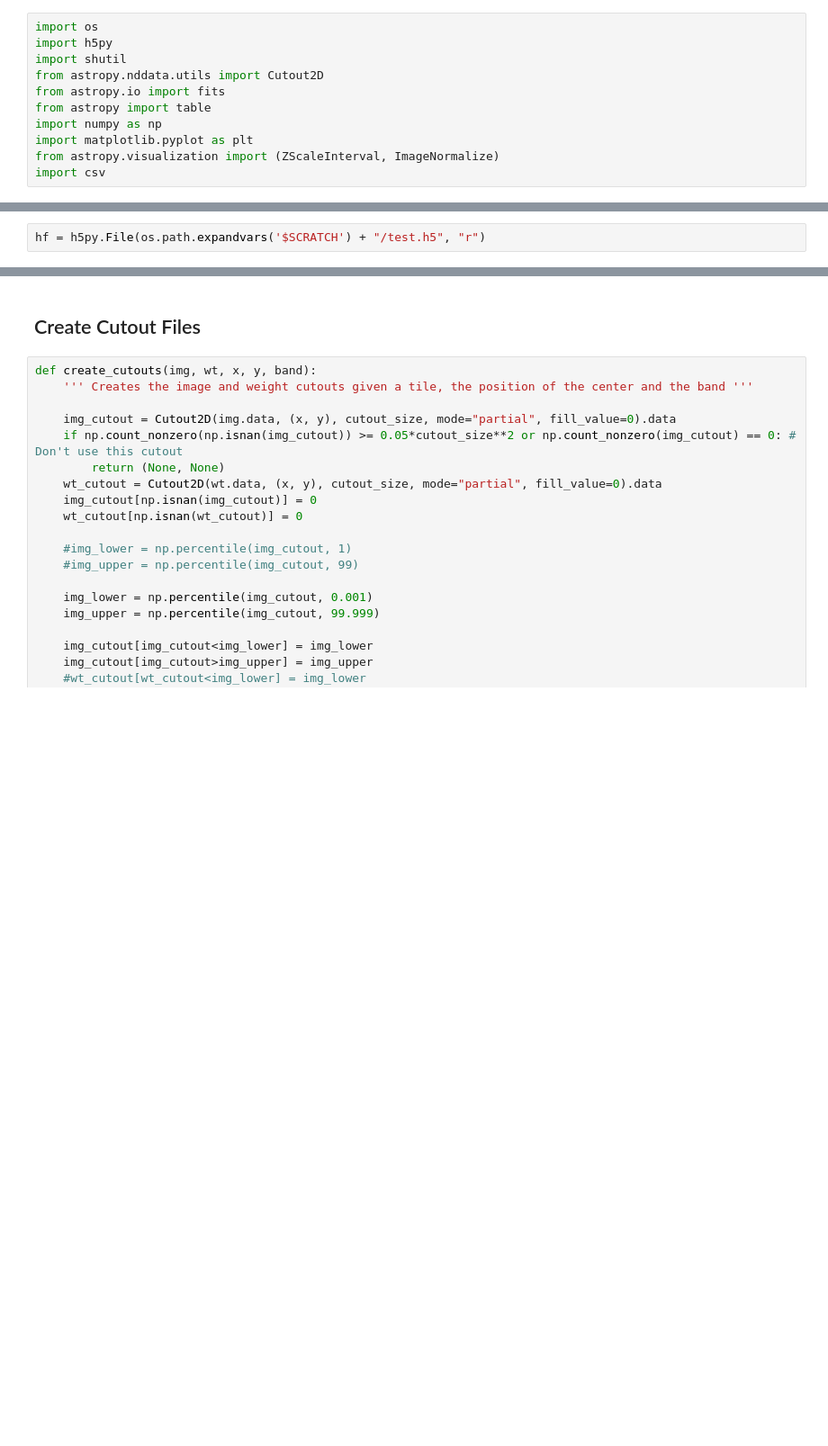
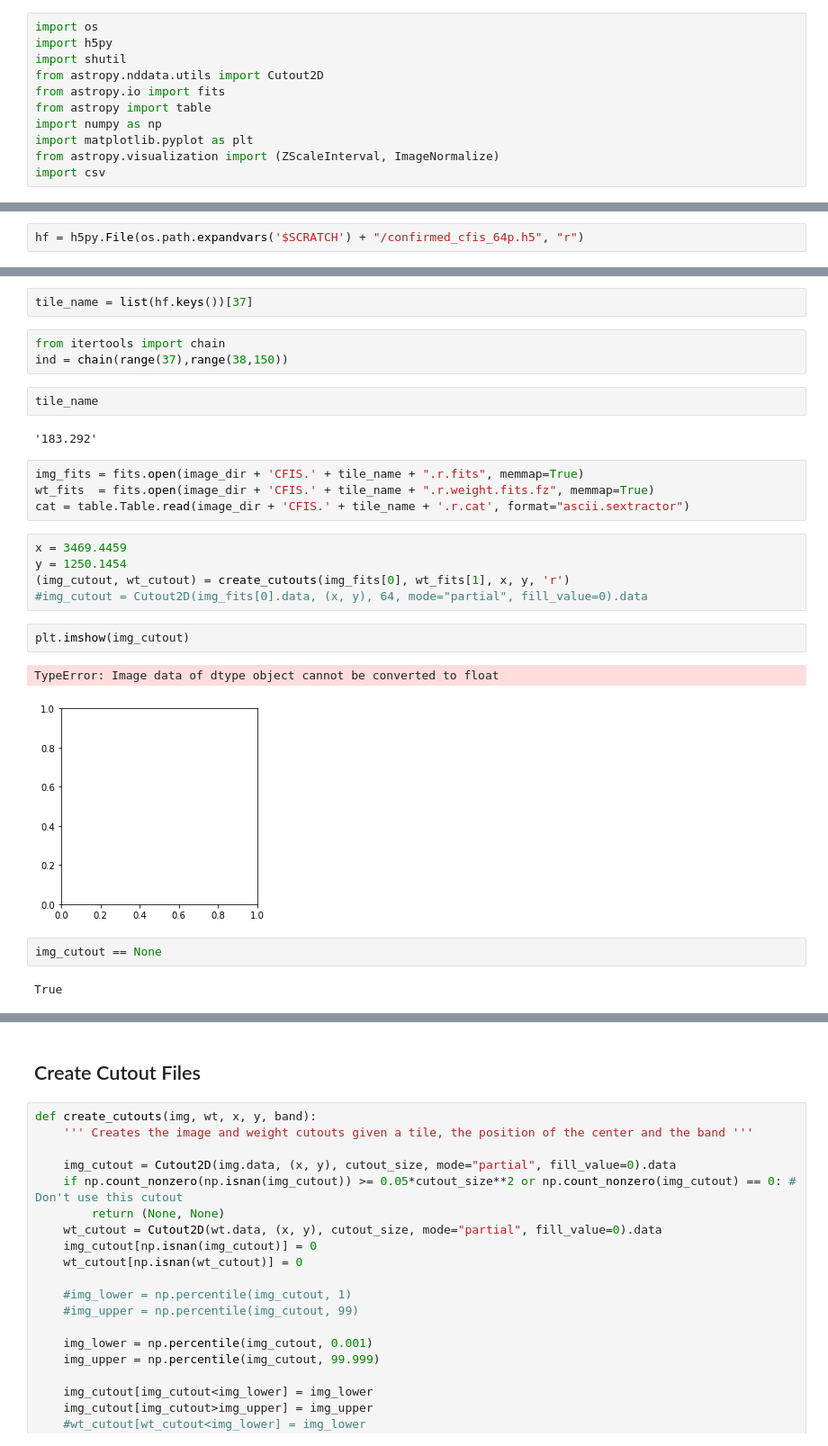
Before and after one commit to AnaHoban/lensing, a Jupyter notebook: Code/Batch Loading/Currently used/norm_tests.ipynb, the cells around one changed output, grey strips where cells are left out. Shown at 90% size. Saved outputs shown, nothing was run; the diff lists cells and outputs as text; blank space fills up the shorter version.

```diff
--- a/Code/Batch Loading/Currently used/norm_tests.ipynb
+++ b/Code/Batch Loading/Currently used/norm_tests.ipynb
@@ -12,2 +18,2 @@ import csv
 # %%
-hf = h5py.File(os.path.expandvars('$SCRATCH') + "/test.h5", "r")
+hf = h5py.File(os.path.expandvars('$SCRATCH') + "/confirmed_cfis_64p.h5", "r")
@@ -17,0 +20,27 @@ hf.keys()
+# %%
+tile_name = list(hf.keys())[37]
+# %%
+from itertools import chain
+ind = chain(range(37),range(38,150))
+# %%
+tile_name
+# %% [output]
+'183.292'
+# %%
+img_fits = fits.open(image_dir + 'CFIS.' + tile_name + ".r.fits", memmap=True)
+wt_fits  = fits.open(image_dir + 'CFIS.' + tile_name + ".r.weight.fits.fz", memmap=True)
+cat = table.Table.read(image_dir + 'CFIS.' + tile_name + '.r.cat', format="ascii.sextractor")
+# %%
+x = 3469.4459
+y = 1250.1454
+(img_cutout, wt_cutout) = create_cutouts(img_fits[0], wt_fits[1], x, y, 'r')
+#img_cutout = Cutout2D(img_fits[0].data, (x, y), 64, mode="partial", fill_value=0).data
+# %%
+plt.imshow(img_cutout)
+# %% [output]
+TypeError: Image data of dtype object cannot be converted to float
+[figure, added]
+# %%
+img_cutout == None
+# %% [output]
+True
```
Also changed, not shown: parts of 19 cells of this notebook, 18 other files.
